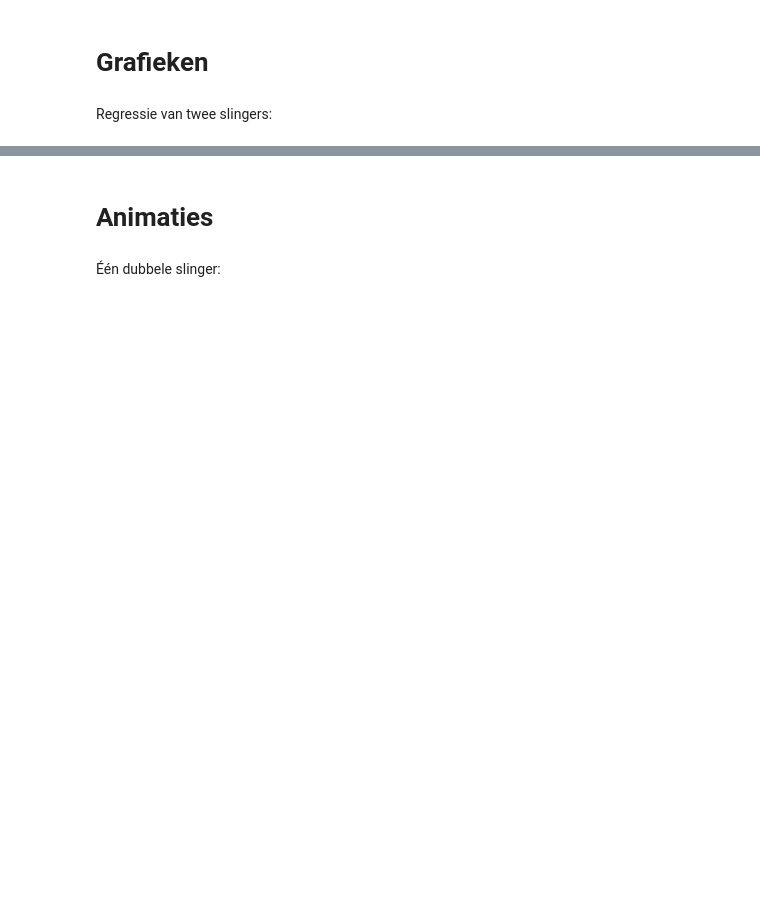
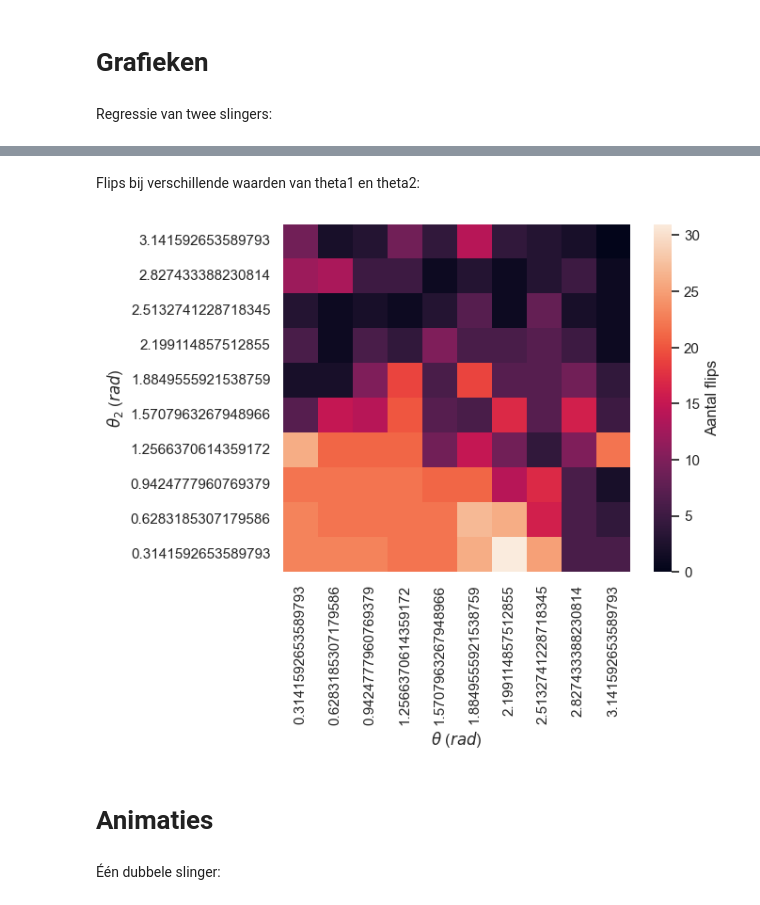
Before and after one commit to KevinLeenaerts/PWS-Programs, a Jupyter notebook: DoublePendulum.ipynb, the cells around one changed output, grey strips where cells are left out. Saved outputs shown, nothing was run; the diff lists cells and outputs as text; code cells hidden in the pictures; blank space fills up the shorter version.

```diff
--- a/DoublePendulum.ipynb
+++ b/DoublePendulum.ipynb
@@ -171,3 +313,19 @@ plt.savefig(save_name)
+# %% [markdown]
+Flips bij verschillende waarden van theta1 en theta2:
+# %%
+result_dataframe = pd.read_pickle("data/flip_theta.pkl")
+
+# Maak lijnen voor grafiek aan
+fig, ax = plt.subplots(1)
+ax.set_aspect('equal','box')
+
+heat_map = sns.heatmap(data=result_dataframe, cbar_kws={'label': r'Aantal flips'})
+heat_map.invert_yaxis()
+heat_map.set(xlabel=r"$\theta$ ($rad$)", ylabel=r"$\theta_2$ ($rad$)")
+
+plt.savefig(save_name)
+# %% [output]
+[figure, added]
 # %% [markdown]
 # Animaties
 # %% [markdown]
```
Also changed, not shown: parts of 15 cells of this notebook, 15 other files.
